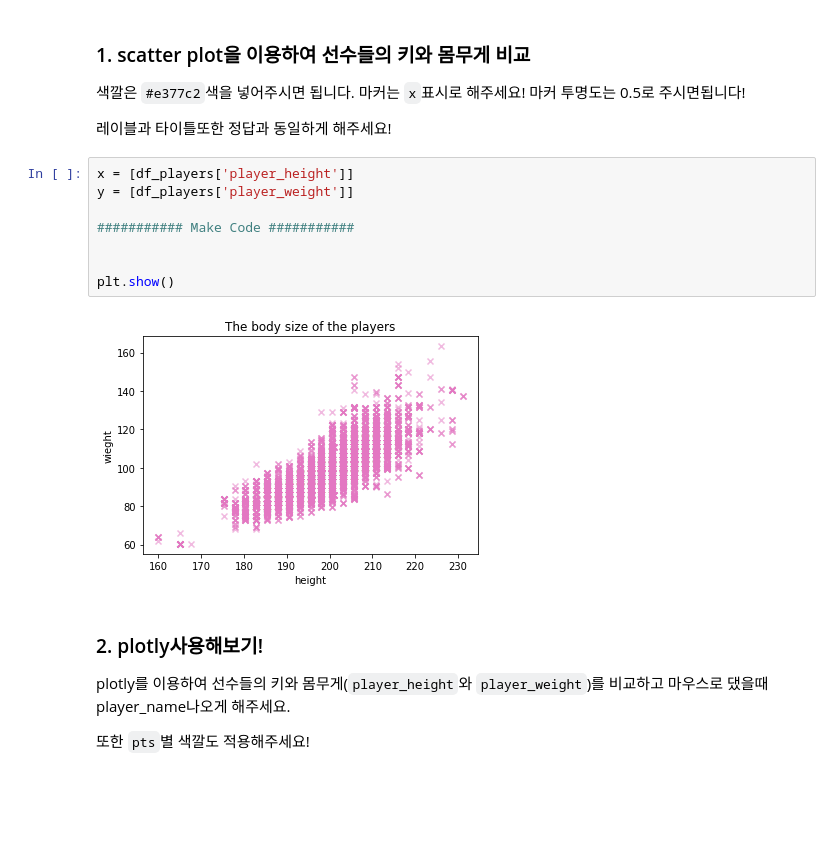
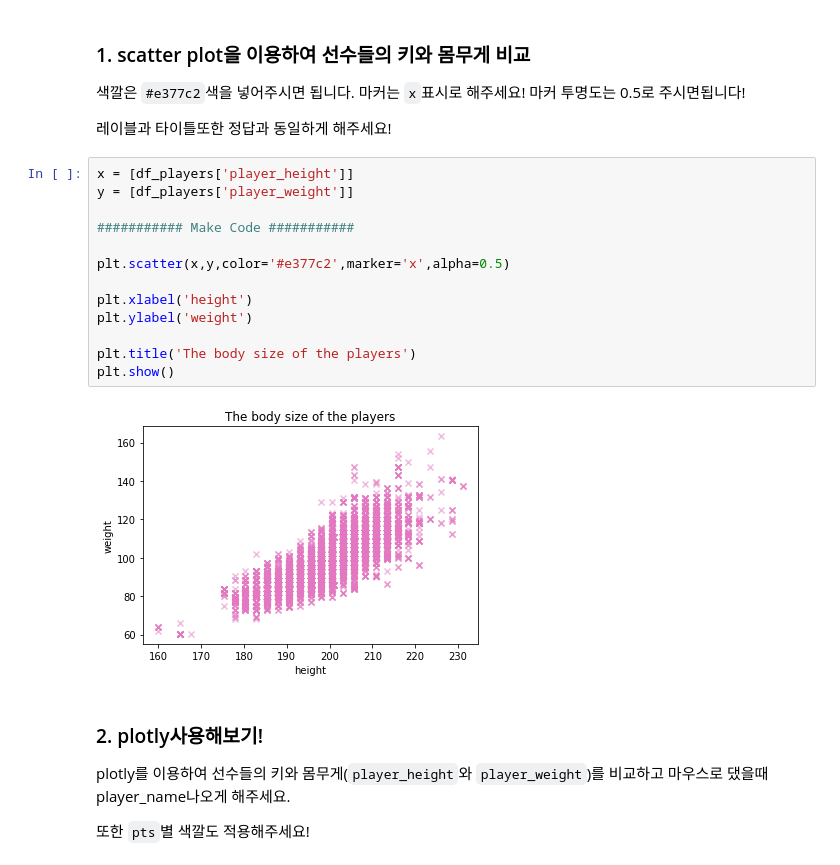
Before and after one commit to GunHeeJoe/DAP_2022, a Jupyter notebook: lecture4.ipynb, the cells around one changed output. Drawn from its saved outputs; the diff is of its cells as text; blank space fills up the shorter version.

```diff
--- a/lecture4.ipynb
+++ b/lecture4.ipynb
@@ -295,16 +300,21 @@ df_players
 색깔은 `#e377c2`색을 넣어주시면 됩니다. 마커는 `x`표시로 해주세요! 마커 투명도는 0.5로 주시면됩니다!
 
 레이블과 타이틀또한 정답과 동일하게 해주세요!
-# %%
-x = [df_players['player_height']]
-y = [df_players['player_weight']]
-
-########### Make Code ###########
-
-
-plt.show()
-# %% [output]
-[figure, removed]
+# %%
+x = [df_players['player_height']]
+y = [df_players['player_weight']]
+
+########### Make Code ###########
+
+plt.scatter(x,y,color='#e377c2',marker='x',alpha=0.5)
+
+plt.xlabel('height')
+plt.ylabel('weight')
+
+plt.title('The body size of the players')
+plt.show()
+# %% [output]
+[figure, added]
 # %% [markdown]
 ### 2. plotly사용해보기!
 
```
Also changed, not shown: parts of 23 cells of this notebook.
